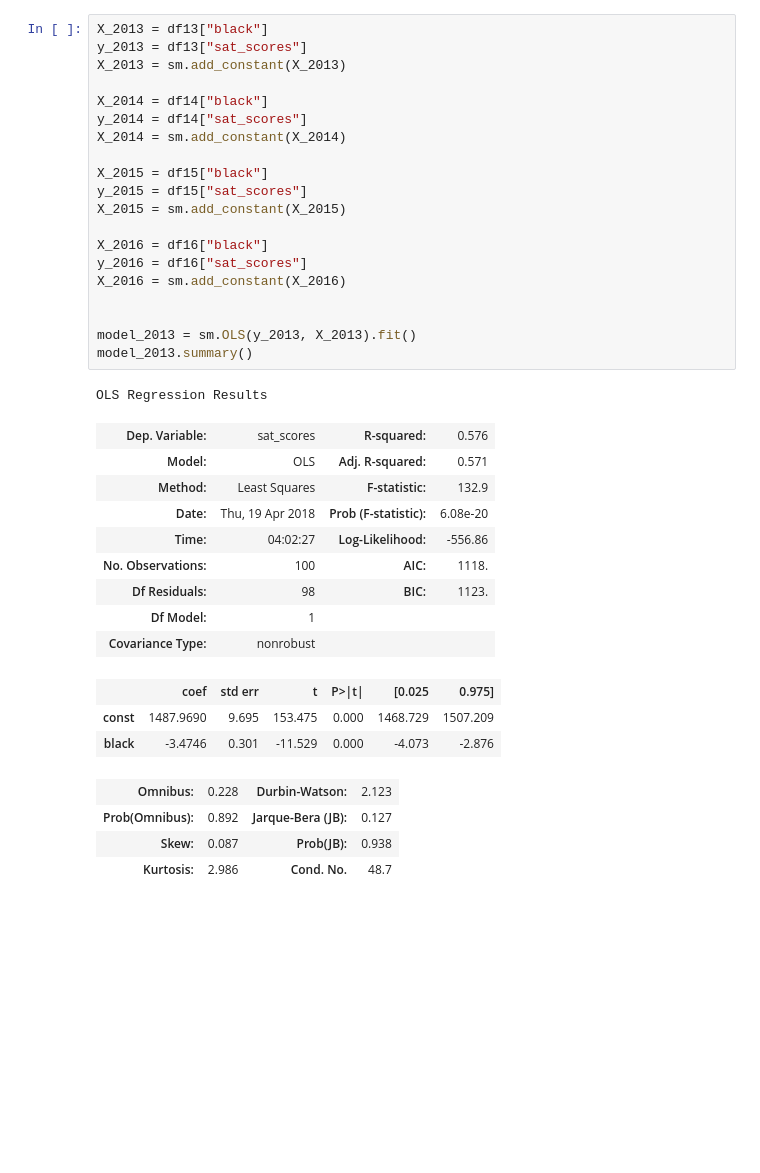
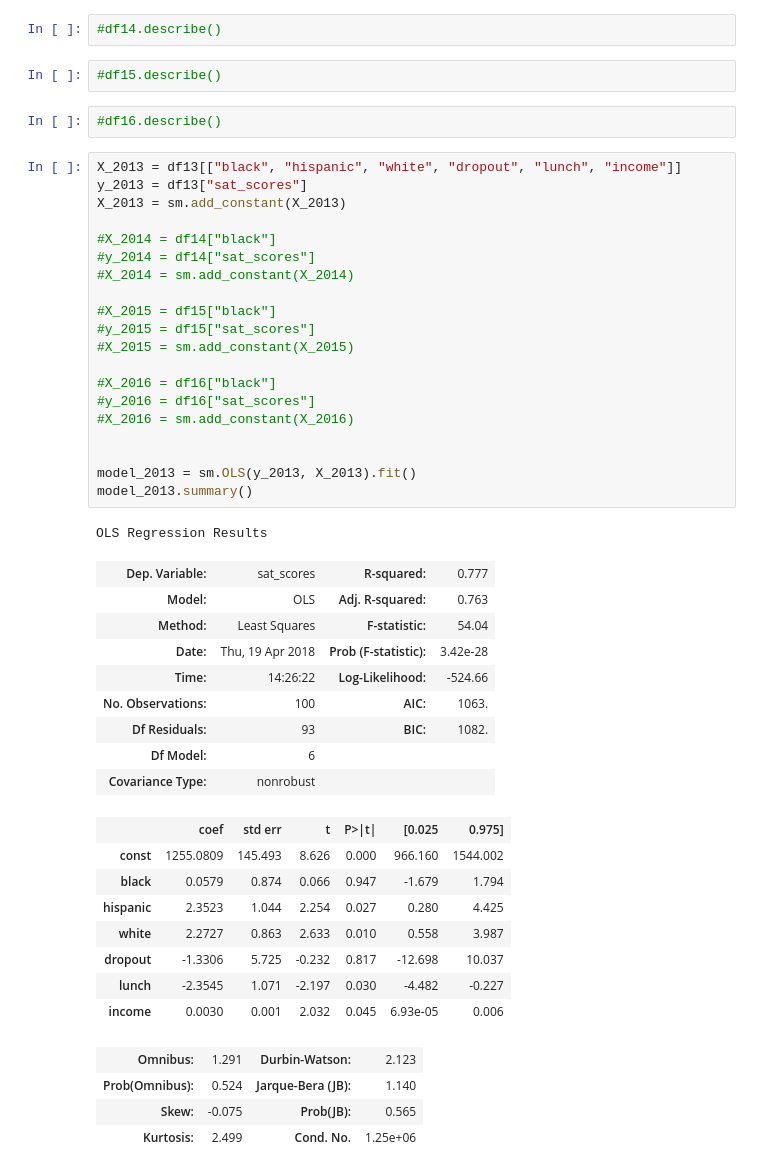
Before and after one commit to jestradasal/216finalproject, a Jupyter notebook: Multivariate Linear Regression.ipynb, the cells around one changed output. Drawn from its saved outputs; the diff is of its cells as text; blank space fills up the shorter version.

```diff
--- a/Multivariate Linear Regression.ipynb
+++ b/Multivariate Linear Regression.ipynb
@@ -97,39 +78,50 @@ df16.describe()
+# %%
+#df14.describe()
+# %%
+#df15.describe()
+# %%
+#df16.describe()
 # %%
-X_2013 = df13["black"]
+X_2013 = df13[["black", "hispanic", "white", "dropout", "lunch", "income"]]
 y_2013 = df13["sat_scores"]
 X_2013 = sm.add_constant(X_2013)
 
-X_2014 = df14["black"]
-y_2014 = df14["sat_scores"]
-X_2014 = sm.add_constant(X_2014)
+#X_2014 = df14["black"]
+#y_2014 = df14["sat_scores"]
+#X_2014 = sm.add_constant(X_2014)
 
-X_2015 = df15["black"]
-y_2015 = df15["sat_scores"]
-X_2015 = sm.add_constant(X_2015)
+#X_2015 = df15["black"]
+#y_2015 = df15["sat_scores"]
+#X_2015 = sm.add_constant(X_2015)
 
-X_2016 = df16["black"]
-y_2016 = df16["sat_scores"]
-X_2016 = sm.add_constant(X_2016)
+#X_2016 = df16["black"]
+#y_2016 = df16["sat_scores"]
+#X_2016 = sm.add_constant(X_2016)
 
 
 model_2013 = sm.OLS(y_2013, X_2013).fit()
 model_2013.summary()
 # %% [output]
 OLS Regression Results
-| Dep. Variable: | sat_scores | R-squared: | 0.576 |
-| Model: | OLS | Adj. R-squared: | 0.571 |
-| Method: | Least Squares | F-statistic: | 132.9 |
-| Date: | Thu, 19 Apr 2018 | Prob (F-statistic): | 6.08e-20 |
-| Time: | 04:02:27 | Log-Likelihood: | -556.86 |
-| No. Observations: | 100 | AIC: | 1118. |
-| Df Residuals: | 98 | BIC: | 1123. |
-| Df Model: | 1 |  |  |
+| Dep. Variable: | sat_scores | R-squared: | 0.777 |
+| Model: | OLS | Adj. R-squared: | 0.763 |
+| Method: | Least Squares | F-statistic: | 54.04 |
+| Date: | Thu, 19 Apr 2018 | Prob (F-statistic): | 3.42e-28 |
+| Time: | 14:26:22 | Log-Likelihood: | -524.66 |
+| No. Observations: | 100 | AIC: | 1063. |
+| Df Residuals: | 93 | BIC: | 1082. |
+| Df Model: | 6 |  |  |
 | Covariance Type: | nonrobust |  |  |
 |  | coef | std err | t | P>|t| | [0.025 | 0.975] |
-| const | 1487.9690 | 9.695 | 153.475 | 0.000 | 1468.729 | 1507.209 |
-| black | -3.4746 | 0.301 | -11.529 | 0.000 | -4.073 | -2.876 |
+| const | 1255.0809 | 145.493 | 8.626 | 0.000 | 966.160 | 1544.002 |
+| black | 0.0579 | 0.874 | 0.066 | 0.947 | -1.679 | 1.794 |
+| hispanic | 2.3523 | 1.044 | 2.254 | 0.027 | 0.280 | 4.425 |
+| white | 2.2727 | 0.863 | 2.633 | 0.010 | 0.558 | 3.987 |
+| dropout | -1.3306 | 5.725 | -0.232 | 0.817 | -12.698 | 10.037 |
+| lunch | -2.3545 | 1.071 | -2.197 | 0.030 | -4.482 | -0.227 |
+| income | 0.0030 | 0.001 | 2.032 | 0.045 | 6.93e-05 | 0.006 |
-| Omnibus: | 0.228 | Durbin-Watson: | 2.123 |
-| Prob(Omnibus): | 0.892 | Jarque-Bera (JB): | 0.127 |
-| Skew: | 0.087 | Prob(JB): | 0.938 |
-| Kurtosis: | 2.986 | Cond. No. | 48.7 |
+| Omnibus: | 1.291 | Durbin-Watson: | 2.123 |
+| Prob(Omnibus): | 0.524 | Jarque-Bera (JB): | 1.140 |
+| Skew: | -0.075 | Prob(JB): | 0.565 |
+| Kurtosis: | 2.499 | Cond. No. | 1.25e+06 |
 # %%
```
Also changed, not shown: parts of 10 cells of this notebook.
